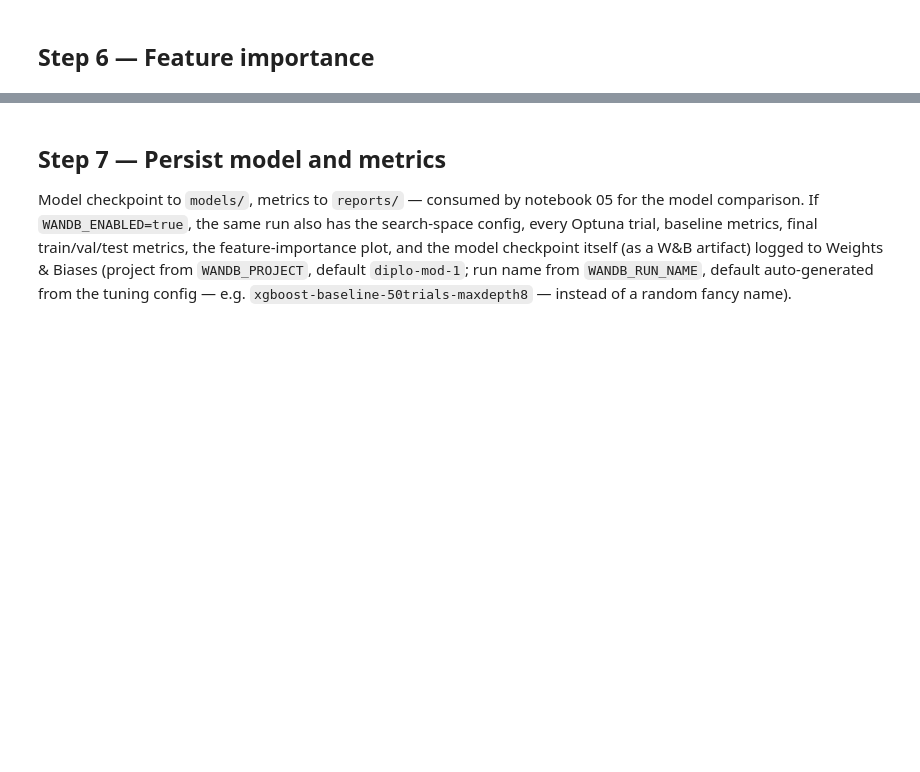
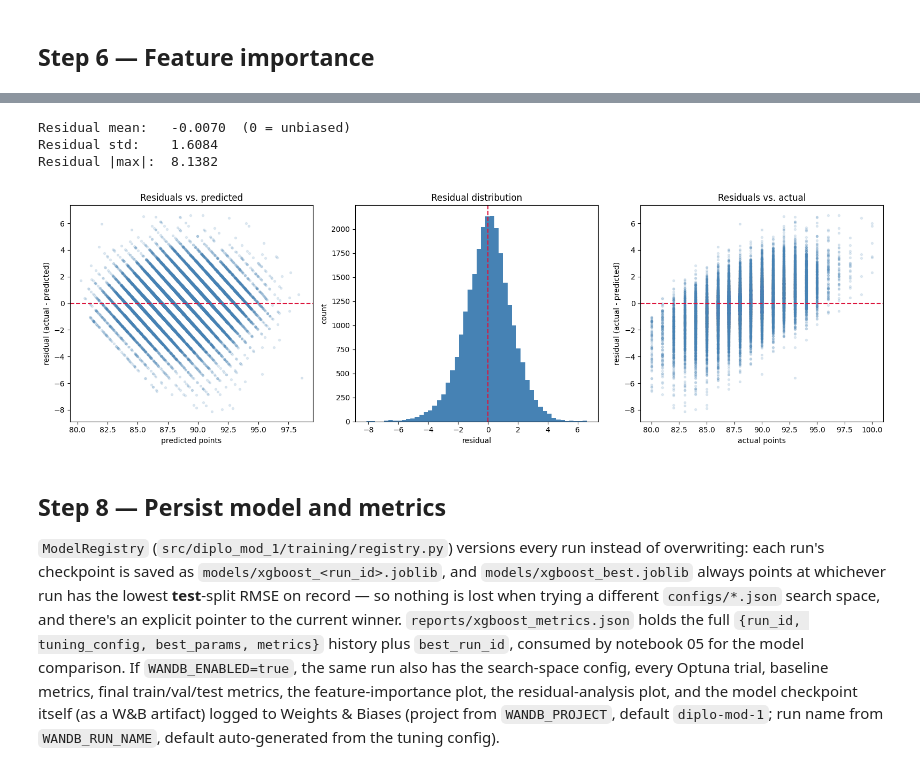
Before and after one commit to leonardoheis/diplo-mod-1, a Jupyter notebook: notebooks/03-train-baseline-xgboost.ipynb, the cells around one changed output, grey strips where cells are left out. Drawn from its saved outputs; the diff is of its cells as text; code cells hidden in the pictures; blank space fills up the shorter version.

```diff
--- a/notebooks/03-train-baseline-xgboost.ipynb
+++ b/notebooks/03-train-baseline-xgboost.ipynb
@@ -169,5 +193,46 @@ if WANDB_ENABLED:
+# %%
+test_pred = best_model.predict(X_test)
+residuals = y_test - test_pred
+
+print(f"Residual mean:   {residuals.mean():.4f}  (0 = unbiased)")
+print(f"Residual std:    {residuals.std():.4f}")
+print(f"Residual |max|:  {np.abs(residuals).max():.4f}")
+
+fig, axes = plt.subplots(1, 3, figsize=(16, 5))
+
+ax = axes[0]
+ax.scatter(test_pred, residuals, alpha=0.15, s=8, color="steelblue")
+ax.axhline(0, color="crimson", lw=1.5, linestyle="--")
+ax.set_xlabel("predicted points")
+ax.set_ylabel("residual (actual - predicted)")
+ax.set_title("Residuals vs. predicted")
+
+ax = axes[1]
+ax.hist(residuals, bins=50, color="steelblue")
+ax.axvline(0, color="crimson", lw=1.5, linestyle="--")
+ax.set_xlabel("residual")
+ax.set_ylabel("count")
+ax.set_title("Residual distribution")
+
+ax = axes[2]
+ax.scatter(y_test, residuals, alpha=0.15, s=8, color="steelblue")
+ax.axhline(0, color="crimson", lw=1.5, linestyle="--")
+ax.set_xlabel("actual points")
+ax.set_ylabel("residual (actual - predicted)")
+ax.set_title("Residuals vs. actual")
+
+plt.tight_layout()
+plt.show()
+
+if WANDB_ENABLED:
+    wandb.log({"residual_analysis": wandb.Image(fig)})
+# %% [output]
+Residual mean:   -0.0070  (0 = unbiased)
+Residual std:    1.6084
+Residual |max|:  8.1382
+[figure, added]
 # %% [markdown]
-## Step 7 — Persist model and metrics
+## Step 8 — Persist model and metrics
 
-Model checkpoint to `models/`, metrics to `reports/` — consumed by notebook 05 for the model comparison. If `WANDB_ENABLED=true`, the same run also has the search-space config, every Optuna trial, baseline metrics, final train/val/test metrics, the feature-importance plot, and the model checkpoint itself (as a W&B artifact) logged to Weights & Biases (project from `WANDB_PROJECT`, default `diplo-mod-1`; run name from `WANDB_RUN_NAME`, default auto-generated from the tuning config — e.g. `xgboost-baseline-50trials-maxdepth8` — instead of a random fancy name).
+`ModelRegistry` (`src/diplo_mod_1/training/registry.py`) versions every run instead of overwriting: each run's checkpoint is saved as `models/xgboost_<run_id>.joblib`, and `models/xgboost_best.joblib` always points at whichever run has the lowest **test**-split RMSE on record — so nothing is lost when trying a different `configs/*.json` search space, and there's an explicit pointer to the current winner. `reports/xgboost_metrics.json` holds the full `{run_id, tuning_config, best_params, metrics}` history plus `best_run_id`, consumed by notebook 05 for the model comparison. If `WANDB_ENABLED=true`, the same run also has the search-space config, every Optuna trial, baseline metrics, final train/val/test metrics, the feature-importance plot, the residual-analysis plot, and the model checkpoint itself (as a W&B artifact) logged to Weights & Biases (project from `WANDB_PROJECT`, default `diplo-mod-1`; run name from `WANDB_RUN_NAME`, default auto-generated from the tuning config).
 # %%
```
Also changed, not shown: parts of 11 cells of this notebook, 15 other files.
